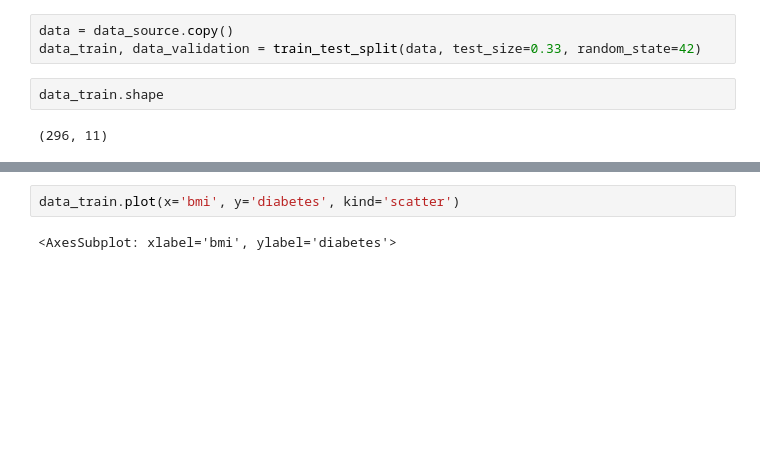
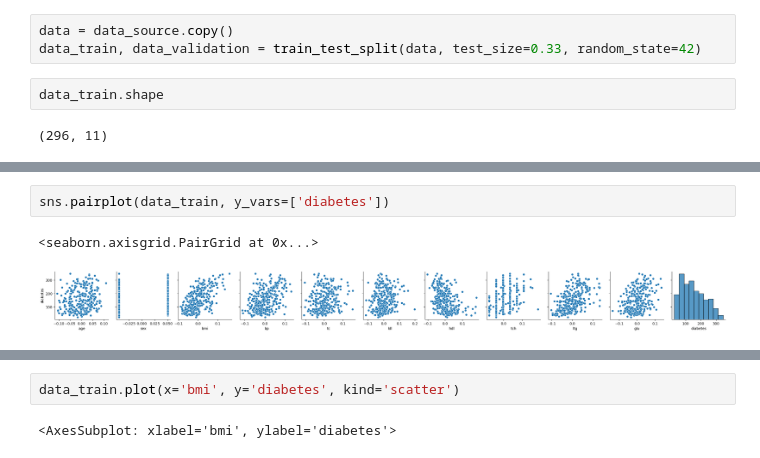
Before and after one commit to alikn/intro_to_ai, a Jupyter notebook: regularized_linear_regression.ipynb, the cells around one changed output, grey strips where cells are left out. Cells and saved outputs as stored; diff of their text form; blank space fills up the shorter version.

```diff
--- a/regularized_linear_regression.ipynb
+++ b/regularized_linear_regression.ipynb
@@ -69,0 +91,5 @@ data_train.shape
+# %%
+sns.pairplot(data_train, y_vars=['diabetes'])
+# %% [output]
+<seaborn.axisgrid.PairGrid at 0x...>
+[figure, added]
```
Also changed, not shown: parts of 47 cells of this notebook.
